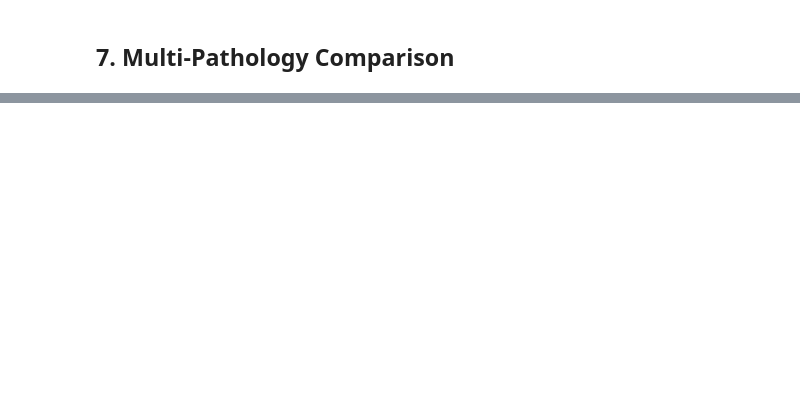
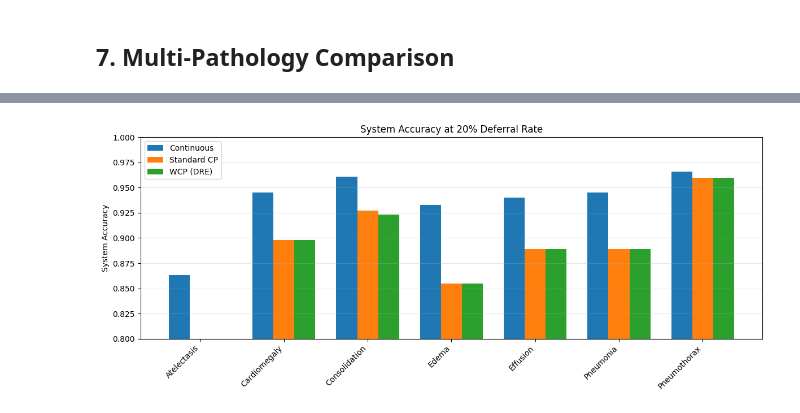
Before and after one commit to chihuangliu/wcp-l2d, a Jupyter notebook: notebooks/continuous_deferral.ipynb, the cells around one changed output, grey strips where cells are left out. Saved outputs shown, nothing was run; the diff lists cells and outputs as text; code cells hidden in the pictures; blank space fills up the shorter version.

```diff
--- a/notebooks/continuous_deferral.ipynb
+++ b/notebooks/continuous_deferral.ipynb
@@ -391,12 +471,14 @@ def sys_acc_at_deferral(dr_arr, sa_arr, target_dr):
 target_deferrals = [0.05, 0.10, 0.20, 0.30]
 rows = []
 for td in target_deferrals:
-    rows.append({
-        "Deferral": f"{td:.0%}",
-        "Continuous": f"{sys_acc_at_deferral(dr_cont, sa_cont, td):.4f}",
-        "Standard CP": f"{sys_acc_at_deferral(dr_cp, sa_cp, td):.4f}",
-        "WCP (DRE)": f"{sys_acc_at_deferral(dr_wcp, sa_wcp, td):.4f}",
-    })
+    rows.append(
+        {
+            "Deferral": f"{td:.0%}",
+            "Continuous": f"{sys_acc_at_deferral(dr_cont, sa_cont, td):.4f}",
+            "Standard CP": f"{sys_acc_at_deferral(dr_cp, sa_cp, td):.4f}",
+            "WCP (DRE)": f"{sys_acc_at_deferral(dr_wcp, sa_wcp, td):.4f}",
+        }
+    )
 
 print(f"System accuracy at matched deferral rates ({TARGET_PATHOLOGY})")
 print("=" * 60)
@@ -511,9 +618,12 @@ for pathology in COMMON_PATHOLOGIES:
 
     # Cache ARC data for plotting
     multi_arcs[pathology] = {
-        "dr_c": dr_c, "sa_c": sa_c,
-        "dr_std": dr_std, "sa_std": sa_std,
-        "dr_w": dr_w, "sa_w": sa_w,
+        "dr_c": dr_c,
+        "sa_c": sa_c,
+        "dr_std": dr_std,
+        "sa_std": sa_std,
+        "dr_w": dr_w,
+        "sa_w": sa_w,
     }
 
     row = {
@@ -548,29 +678,33 @@ print(df_multi.to_string(index=False))
 # %%
 # Multi-pathology bar chart at 20% deferral
 fig, ax = plt.subplots(figsize=(12, 5))
 
 pathology_names = [r["Pathology"] for r in multi_results]
 x = np.arange(len(pathology_names))
 width = 0.25
 
-for i, (key, label) in enumerate([
-    ("Cont@20%", "Continuous"),
-    ("StdCP@20%", "Standard CP"),
-    ("WCP@20%", "WCP (DRE)"),
-]):
+for i, (key, label) in enumerate(
+    [
+        ("Cont@20%", "Continuous"),
+        ("StdCP@20%", "Standard CP"),
+        ("WCP@20%", "WCP (DRE)"),
+    ]
+):
     vals = [float(r[key]) for r in multi_results]
     ax.bar(x + i * width, vals, width, label=label)
 
 ax.set_xticks(x + width)
 ax.set_xticklabels(pathology_names, rotation=45, ha="right")
 ax.set_ylabel("System Accuracy")
 ax.set_title("System Accuracy at 20% Deferral Rate")
 ax.legend()
 ax.grid(True, alpha=0.3, axis="y")
 ax.set_ylim(0.8, 1.0)
 
 plt.tight_layout()
 plt.show()
+# %% [output]
+[figure, added]
 # %%
 # Full ARC comparison for all pathologies (using cached data from cell above)
 fig, axes = plt.subplots(2, 4, figsize=(18, 8))
```
Also changed, not shown: parts of 10 cells of this notebook, 17 other files.
